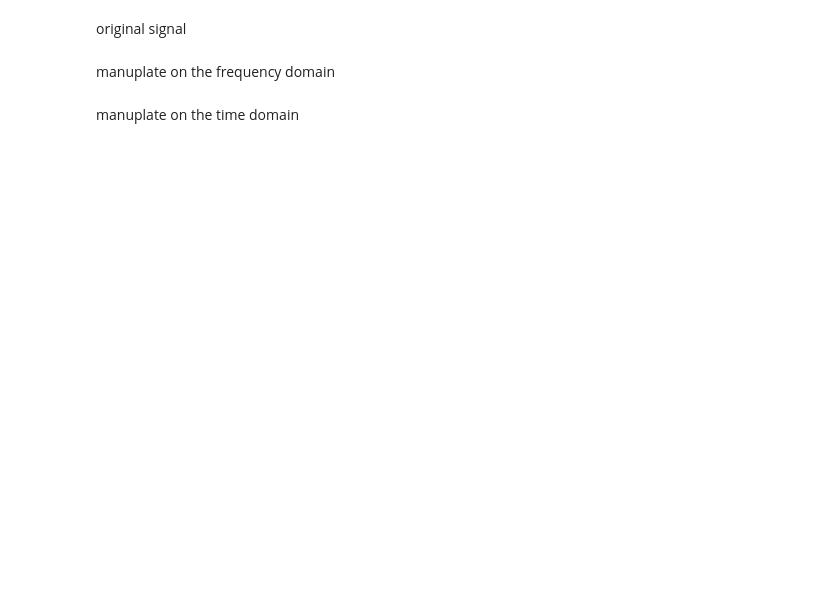
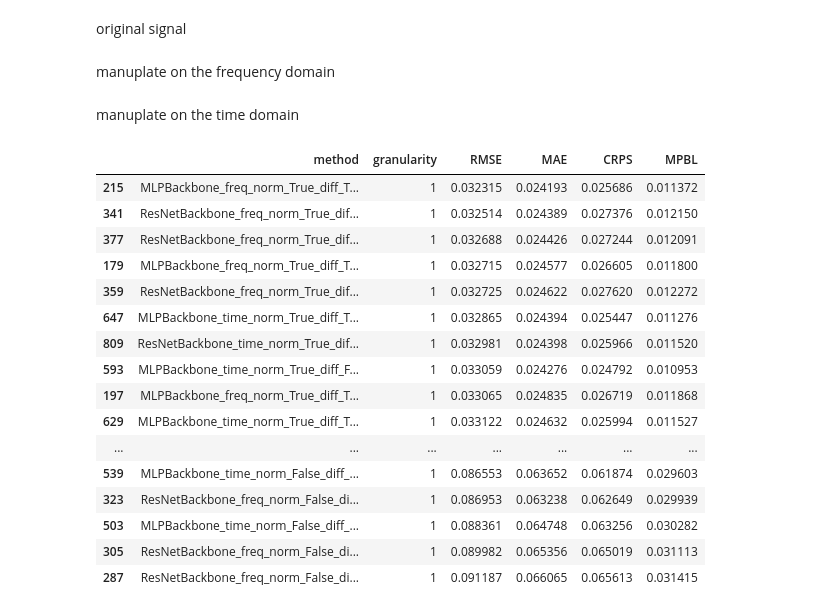
Before and after one commit to WillWang1113/Moving-Average-Diffusion, a Jupyter notebook: notebooks/test.ipynb, the cells around one changed output. Saved outputs shown, nothing was run; the diff lists cells and outputs as text; code cells hidden in the pictures; blank space fills up the shorter version.

```diff
--- a/notebooks/test.ipynb
+++ b/notebooks/test.ipynb
@@ -455,3 +455,29 @@ print(a_fft[0])
 print(torch.fft.rfft(noise)[0])
 # plt.plot(a_fft.real)
 # plt.plot(a_fft.imag)
+# %%
+import pandas as pd
+
+df_freq = pd.read_csv('../assets/MADFreq_fast_dtm.csv', index_col=0)
+df_time = pd.read_csv('../assets/MADTime_fast_dtm.csv', index_col=0)
+df = pd.concat([df_freq, df_time])
+df = df.reset_index(drop=True)
+df[df['granularity']==1].sort_values('RMSE')
+# %% [output]
+|  | method | granularity | RMSE | MAE | CRPS | MPBL |
+| 215 | MLPBackbone_freq_norm_True_diff_T... | 1 | 0.032315 | 0.024193 | 0.025686 | 0.011372 |
+| 341 | ResNetBackbone_freq_norm_True_dif... | 1 | 0.032514 | 0.024389 | 0.027376 | 0.012150 |
+| 377 | ResNetBackbone_freq_norm_True_dif... | 1 | 0.032688 | 0.024426 | 0.027244 | 0.012091 |
+| 179 | MLPBackbone_freq_norm_True_diff_T... | 1 | 0.032715 | 0.024577 | 0.026605 | 0.011800 |
+| 359 | ResNetBackbone_freq_norm_True_dif... | 1 | 0.032725 | 0.024622 | 0.027620 | 0.012272 |
+| 647 | MLPBackbone_time_norm_True_diff_T... | 1 | 0.032865 | 0.024394 | 0.025447 | 0.011276 |
+| 809 | ResNetBackbone_time_norm_True_dif... | 1 | 0.032981 | 0.024398 | 0.025966 | 0.011520 |
+| 593 | MLPBackbone_time_norm_True_diff_F... | 1 | 0.033059 | 0.024276 | 0.024792 | 0.010953 |
+| 197 | MLPBackbone_freq_norm_True_diff_T... | 1 | 0.033065 | 0.024835 | 0.026719 | 0.011868 |
+| 629 | MLPBackbone_time_norm_True_diff_T... | 1 | 0.033122 | 0.024632 | 0.025994 | 0.011527 |
+| ... | ... | ... | ... | ... | ... | ... |
+| 539 | MLPBackbone_time_norm_False_diff_... | 1 | 0.086553 | 0.063652 | 0.061874 | 0.029603 |
+| 323 | ResNetBackbone_freq_norm_False_di... | 1 | 0.086953 | 0.063238 | 0.062649 | 0.029939 |
+| 503 | MLPBackbone_time_norm_False_diff_... | 1 | 0.088361 | 0.064748 | 0.063256 | 0.030282 |
+| 305 | ResNetBackbone_freq_norm_False_di... | 1 | 0.089982 | 0.065356 | 0.065019 | 0.031113 |
+| 287 | ResNetBackbone_freq_norm_False_di... | 1 | 0.091187 | 0.066065 | 0.065613 | 0.031415 |
```
Also changed, not shown: parts of 3 cells of this notebook, 9 other files.
